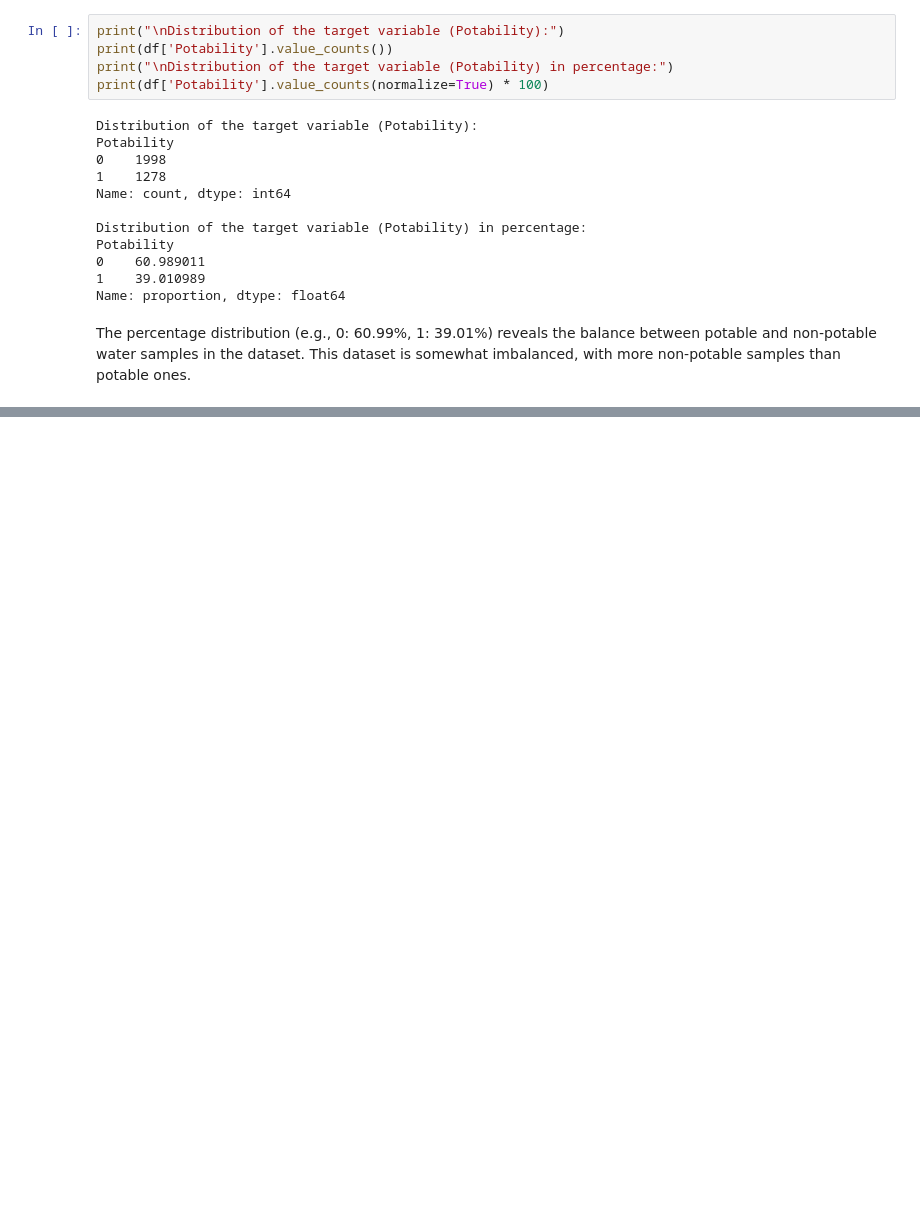
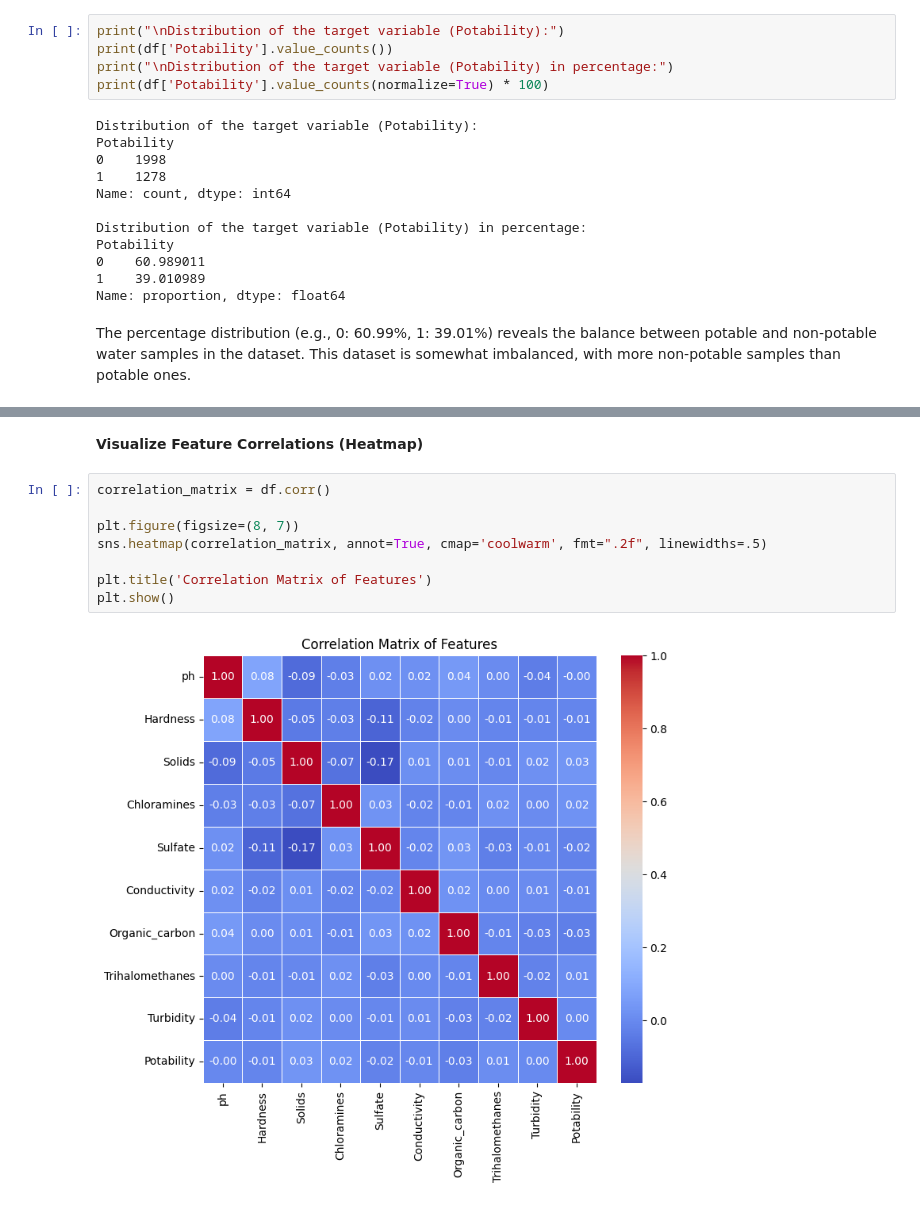
Before and after one commit to Christianib003/water-quality-model, a Jupyter notebook: notebooks/data_preprocessing.ipynb, the cells around one changed output, grey strips where cells are left out. Cells and saved outputs as stored; diff of their text form; blank space fills up the shorter version.

```diff
--- a/notebooks/data_preprocessing.ipynb
+++ b/notebooks/data_preprocessing.ipynb
@@ -111,0 +140,12 @@ This dataset is somewhat imbalanced, with more non-potable samples than potable
+# %% [markdown]
+**Visualize Feature Correlations (Heatmap)**
+# %%
+correlation_matrix = df.corr()
+
+plt.figure(figsize=(8, 7))
+sns.heatmap(correlation_matrix, annot=True, cmap='coolwarm', fmt=".2f", linewidths=.5)
+
+plt.title('Correlation Matrix of Features')
+plt.show()
+# %% [output]
+[figure, added]
```
Also changed, not shown: parts of 3 cells of this notebook.
